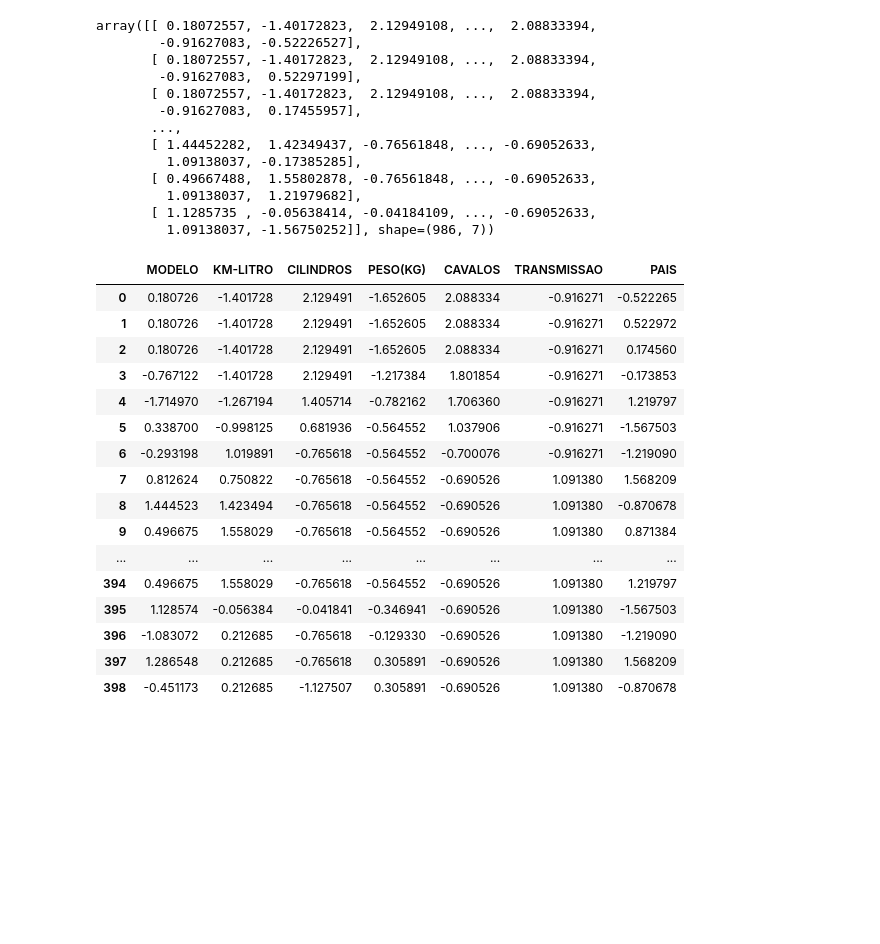
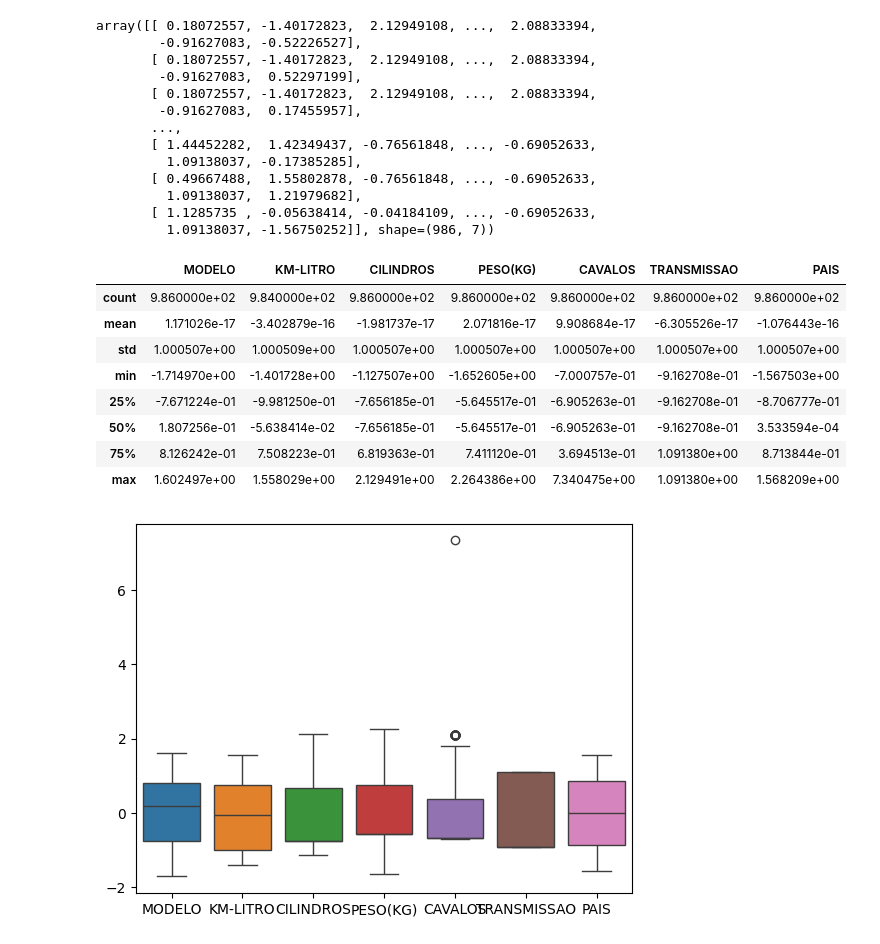
Before and after one commit to jesieldossantos/Curso-IA, a Jupyter notebook: analises/dammys/carros 2.ipynb, the cells around one changed output. Saved outputs shown, nothing was run; the diff lists cells and outputs as text; code cells hidden in the pictures; blank space fills up the shorter version.

```diff
--- a/analises/dammys/carros 2.ipynb
+++ b/analises/dammys/carros 2.ipynb
@@ -279,26 +288,23 @@ array([[ 0.18072557, -1.40172823,  2.12949108, ...,  2.08833394,
        [ 1.1285735 , -0.05638414, -0.04184109, ..., -0.69052633,
          1.09138037, -1.56750252]], shape=(986, 7))
 # %%
-df_padronizado = pd.DataFrame(df_padronizado,)
+df_padronizado = pd.DataFrame(df_padronizado)
 
 df_padronizado.columns = df_dados.columns
 
-df_padronizado
+df_padronizado.describe()
 # %% [output]
 |  | MODELO | KM-LITRO | CILINDROS | PESO(KG) | CAVALOS | TRANSMISSAO | PAIS |
-| 0 | 0.180726 | -1.401728 | 2.129491 | -1.652605 | 2.088334 | -0.916271 | -0.522265 |
-| 1 | 0.180726 | -1.401728 | 2.129491 | -1.652605 | 2.088334 | -0.916271 | 0.522972 |
-| 2 | 0.180726 | -1.401728 | 2.129491 | -1.652605 | 2.088334 | -0.916271 | 0.174560 |
-| 3 | -0.767122 | -1.401728 | 2.129491 | -1.217384 | 1.801854 | -0.916271 | -0.173853 |
-| 4 | -1.714970 | -1.267194 | 1.405714 | -0.782162 | 1.706360 | -0.916271 | 1.219797 |
-| 5 | 0.338700 | -0.998125 | 0.681936 | -0.564552 | 1.037906 | -0.916271 | -1.567503 |
-| 6 | -0.293198 | 1.019891 | -0.765618 | -0.564552 | -0.700076 | -0.916271 | -1.219090 |
-| 7 | 0.812624 | 0.750822 | -0.765618 | -0.564552 | -0.690526 | 1.091380 | 1.568209 |
-| 8 | 1.444523 | 1.423494 | -0.765618 | -0.564552 | -0.690526 | 1.091380 | -0.870678 |
-| 9 | 0.496675 | 1.558029 | -0.765618 | -0.564552 | -0.690526 | 1.091380 | 0.871384 |
-| ... | ... | ... | ... | ... | ... | ... | ... |
-| 394 | 0.496675 | 1.558029 | -0.765618 | -0.564552 | -0.690526 | 1.091380 | 1.219797 |
-| 395 | 1.128574 | -0.056384 | -0.041841 | -0.346941 | -0.690526 | 1.091380 | -1.567503 |
-| 396 | -1.083072 | 0.212685 | -0.765618 | -0.129330 | -0.690526 | 1.091380 | -1.219090 |
-| 397 | 1.286548 | 0.212685 | -0.765618 | 0.305891 | -0.690526 | 1.091380 | 1.568209 |
-| 398 | -0.451173 | 0.212685 | -1.127507 | 0.305891 | -0.690526 | 1.091380 | -0.870678 |
+| count | 9.860000e+02 | 9.840000e+02 | 9.860000e+02 | 9.860000e+02 | 9.860000e+02 | 9.860000e+02 | 9.860000e+02 |
+| mean | 1.171026e-17 | -3.402879e-16 | -1.981737e-17 | 2.071816e-17 | 9.908684e-17 | -6.305526e-17 | -1.076443e-16 |
+| std | 1.000507e+00 | 1.000509e+00 | 1.000507e+00 | 1.000507e+00 | 1.000507e+00 | 1.000507e+00 | 1.000507e+00 |
+| min | -1.714970e+00 | -1.401728e+00 | -1.127507e+00 | -1.652605e+00 | -7.000757e-01 | -9.162708e-01 | -1.567503e+00 |
+| 25% | -7.671224e-01 | -9.981250e-01 | -7.656185e-01 | -5.645517e-01 | -6.905263e-01 | -9.162708e-01 | -8.706777e-01 |
+| 50% | 1.807256e-01 | -5.638414e-02 | -7.656185e-01 | -5.645517e-01 | -6.905263e-01 | -9.162708e-01 | 3.533594e-04 |
+| 75% | 8.126242e-01 | 7.508223e-01 | 6.819363e-01 | 7.411120e-01 | 3.694513e-01 | 1.091380e+00 | 8.713844e-01 |
+| max | 1.602497e+00 | 1.558029e+00 | 2.129491e+00 | 2.264386e+00 | 7.340475e+00 | 1.091380e+00 | 1.568209e+00 |
+# %%
+plt.Figure(figsize=(10, 5))
+ax =sns.boxplot(data=df_padronizado)
+# %% [output]
+[figure, added]
```
Also changed, not shown: parts of 14 cells of this notebook.
